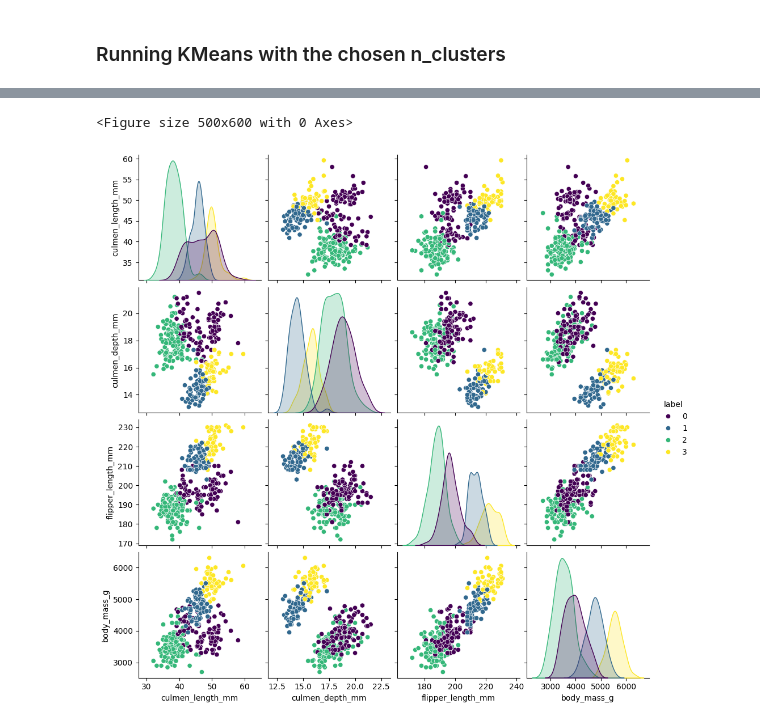
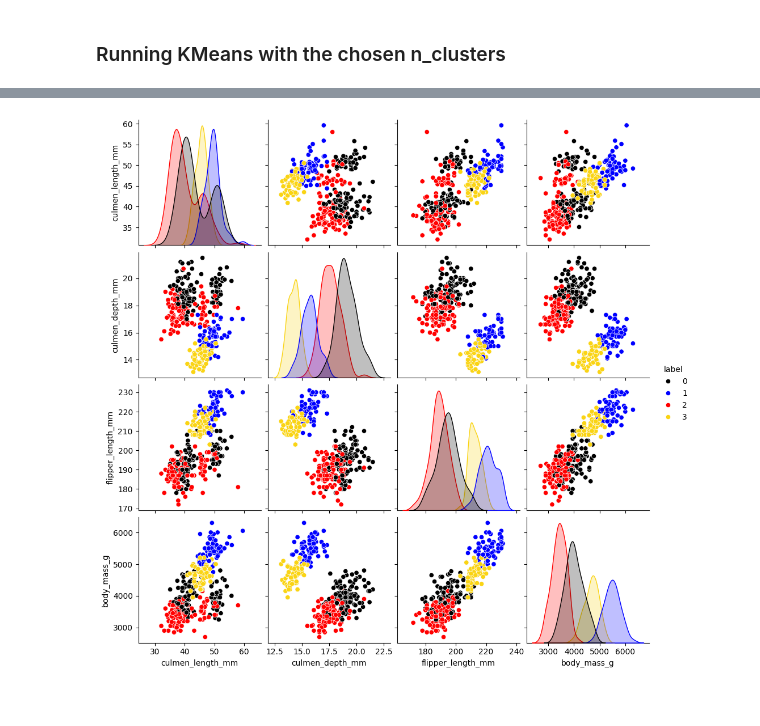
Before and after one commit to matchi-1/Clustering-Antarctic-Penguin-Species, a Jupyter notebook: notebooks/Clustering-Antartic-Penguins.ipynb, the cells around one changed output, grey strips where cells are left out. Cells and saved outputs as stored; diff of their text form; code cells hidden in the pictures.

```diff
--- a/notebooks/Clustering-Antartic-Penguins.ipynb
+++ b/notebooks/Clustering-Antartic-Penguins.ipynb
@@ -105,14 +167,14 @@ inertias = []
 
 for k in ks:
     model = KMeans(n_clusters=k, random_state=42)
-    model.fit(penguins_df)
+    model.fit(penguins_PCA)
     inertias.append(model.inertia_)
 
-# Plot ks vs inertias
+# Elbow Plot
 plt.plot(ks, inertias, '-o')
 plt.xlabel('number of clusters, k')
 plt.ylabel('inertia')
 plt.xticks(ks)
-plt.title("No. of Clusters vs Inertia")
+plt.title("Elbow Plot")
 plt.show()
 # %% [output]
@@ -122,9 +184,11 @@ The **elbow point** here is where `k = 4`. This is where the rate of decrease in
 # %% [markdown]
 ### Running KMeans with the chosen n_clusters
 # %%
-kmeans = KMeans(n_clusters=4, random_state=42)
+n_clusters = 4
 
-kmeans.fit(penguins_df)
+kmeans = KMeans(n_clusters = n_clusters, random_state=42)
+
+kmeans.fit(penguins_PCA)
 
 # Get cluster labels
 labels = kmeans.labels_
@@ -142,13 +202,0 @@ plt.show()
-# %%
-pca = PCA(n_components=2)
-pca_data = pca.fit_transform(scaled_df)
-kmeans = KMeans(n_clusters=4, random_state=42)
-kmeans.fit(pca_data)
-labels = kmeans.labels_
-
-plt.scatter(pca_data[:, 0], pca_data[:, 1], c=labels, cmap='viridis')
-plt.xlabel('PCA Component 1')
-plt.ylabel('PCA Component 2')
-plt.title('K-means Clustering with PCA')
-plt.show()
-print(pca.explained_variance_ratio_)
@@ -170,12 +247,12 @@ Higher absolute values indicate that the feature contributes more to that princi
 # %%
 # Add PCA components to df for analysis
-penguins_df['PCA1'] = pca_data[:, 0]
-penguins_df['PCA2'] = pca_data[:, 1]
+new_penguins_df['PCA1'] = penguins_PCA[:, 0]
+new_penguins_df['PCA2'] = penguins_PCA[:, 1]
 
 # Add cluster labels to the df
-penguins_df['label'] = labels
+new_penguins_df['label'] = labels
 
 # Profile the clusters
-stat_penguins = penguins_df.groupby('label')[numeric_columns].mean()
+stat_penguins = new_penguins_df.groupby(by='label')[column_names].mean()
 print(stat_penguins)
 # %% [output]
@@ -199,6 +281,9 @@ Davies-Bouldin Index: 0.6839314622846173
 # %%
-sns.pairplot(penguins_df, vars=numeric_columns, hue='label', palette='viridis')
+numeric_columns = column_names[:-2]
+
+custom_palette = ['black', 'blue', 'red', '#fad414']
+
+sns.pairplot(new_penguins_df, vars=numeric_columns, hue='label', palette=custom_palette)
 plt.show()
 # %% [output]
-<Figure size 500x600 with 0 Axes>
-[figure, old version]
+[figure, new version]
```
Also changed, not shown: parts of 36 cells of this notebook.
